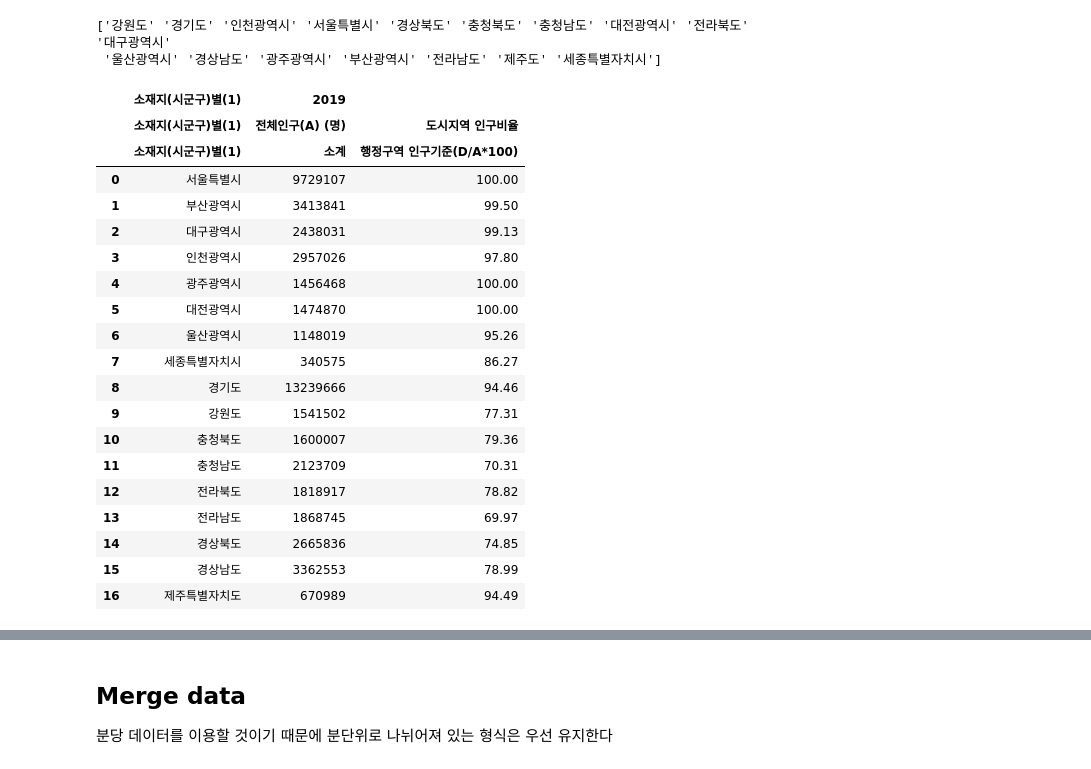
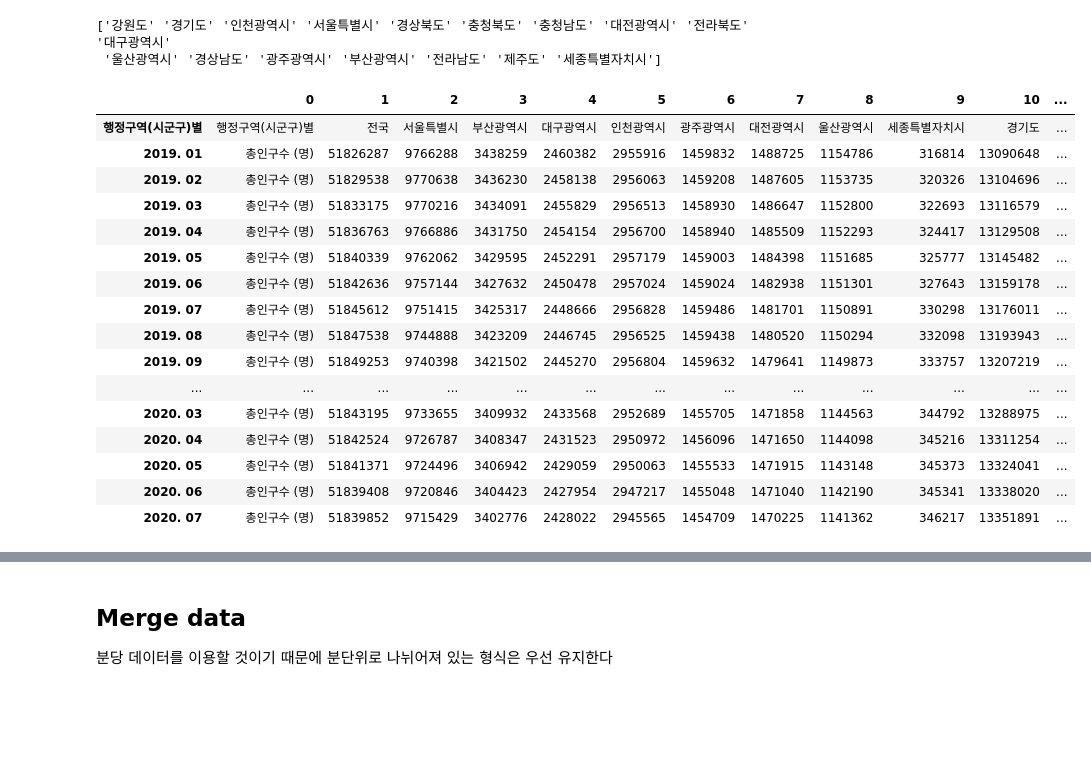
Before and after one commit to Yeeun-Lee/big_contest_2020, a Jupyter notebook: prep/weather.ipynb, the cells around one changed output, grey strips where cells are left out. Cells and saved outputs as stored; diff of their text form; code cells hidden in the pictures; blank space fills up the shorter version.

```diff
--- a/prep/weather.ipynb
+++ b/prep/weather.ipynb
@@ -153,24 +187,21 @@ print(w1['region'].unique())
 # %%
-population = pd.read_csv("population.csv", encoding="cp949", engine="python", header=[0, 1, 2])
+population = pd.read_csv("data/population.csv", encoding="cp949", engine="python").T
 population
 # %% [output]
-|  | 소재지(시군구)별(1) | 2019 |  |
-|  | 소재지(시군구)별(1) | 전체인구(A) (명) | 도시지역 인구비율 |
-|  | 소재지(시군구)별(1) | 소계 | 행정구역 인구기준(D/A*100) |
-| 0 | 서울특별시 | 9729107 | 100.00 |
-| 1 | 부산광역시 | 3413841 | 99.50 |
-| 2 | 대구광역시 | 2438031 | 99.13 |
-| 3 | 인천광역시 | 2957026 | 97.80 |
-| 4 | 광주광역시 | 1456468 | 100.00 |
-| 5 | 대전광역시 | 1474870 | 100.00 |
-| 6 | 울산광역시 | 1148019 | 95.26 |
-| 7 | 세종특별자치시 | 340575 | 86.27 |
-| 8 | 경기도 | 13239666 | 94.46 |
-| 9 | 강원도 | 1541502 | 77.31 |
-| 10 | 충청북도 | 1600007 | 79.36 |
-| 11 | 충청남도 | 2123709 | 70.31 |
-| 12 | 전라북도 | 1818917 | 78.82 |
-| 13 | 전라남도 | 1868745 | 69.97 |
-| 14 | 경상북도 | 2665836 | 74.85 |
-| 15 | 경상남도 | 3362553 | 78.99 |
-| 16 | 제주특별자치도 | 670989 | 94.49 |
+|  | 0 | 1 | 2 | 3 | 4 | 5 | 6 | 7 | 8 | 9 | 10 | ... |
+| 행정구역(시군구)별 | 행정구역(시군구)별 | 전국 | 서울특별시 | 부산광역시 | 대구광역시 | 인천광역시 | 광주광역시 | 대전광역시 | 울산광역시 | 세종특별자치시 | 경기도 | ... |
+| 2019. 01 | 총인구수 (명) | 51826287 | 9766288 | 3438259 | 2460382 | 2955916 | 1459832 | 1488725 | 1154786 | 316814 | 13090648 | ... |
+| 2019. 02 | 총인구수 (명) | 51829538 | 9770638 | 3436230 | 2458138 | 2956063 | 1459208 | 1487605 | 1153735 | 320326 | 13104696 | ... |
+| 2019. 03 | 총인구수 (명) | 51833175 | 9770216 | 3434091 | 2455829 | 2956513 | 1458930 | 1486647 | 1152800 | 322693 | 13116579 | ... |
+| 2019. 04 | 총인구수 (명) | 51836763 | 9766886 | 3431750 | 2454154 | 2956700 | 1458940 | 1485509 | 1152293 | 324417 | 13129508 | ... |
+| 2019. 05 | 총인구수 (명) | 51840339 | 9762062 | 3429595 | 2452291 | 2957179 | 1459003 | 1484398 | 1151685 | 325777 | 13145482 | ... |
+| 2019. 06 | 총인구수 (명) | 51842636 | 9757144 | 3427632 | 2450478 | 2957024 | 1459024 | 1482938 | 1151301 | 327643 | 13159178 | ... |
+| 2019. 07 | 총인구수 (명) | 51845612 | 9751415 | 3425317 | 2448666 | 2956828 | 1459486 | 1481701 | 1150891 | 330298 | 13176011 | ... |
+| 2019. 08 | 총인구수 (명) | 51847538 | 9744888 | 3423209 | 2446745 | 2956525 | 1459438 | 1480520 | 1150294 | 332098 | 13193943 | ... |
+| 2019. 09 | 총인구수 (명) | 51849253 | 9740398 | 3421502 | 2445270 | 2956804 | 1459632 | 1479641 | 1149873 | 333757 | 13207219 | ... |
+| ... | ... | ... | ... | ... | ... | ... | ... | ... | ... | ... | ... | ... |
+| 2020. 03 | 총인구수 (명) | 51843195 | 9733655 | 3409932 | 2433568 | 2952689 | 1455705 | 1471858 | 1144563 | 344792 | 13288975 | ... |
+| 2020. 04 | 총인구수 (명) | 51842524 | 9726787 | 3408347 | 2431523 | 2950972 | 1456096 | 1471650 | 1144098 | 345216 | 13311254 | ... |
+| 2020. 05 | 총인구수 (명) | 51841371 | 9724496 | 3406942 | 2429059 | 2950063 | 1455533 | 1471915 | 1143148 | 345373 | 13324041 | ... |
+| 2020. 06 | 총인구수 (명) | 51839408 | 9720846 | 3404423 | 2427954 | 2947217 | 1455048 | 1471040 | 1142190 | 345341 | 13338020 | ... |
+| 2020. 07 | 총인구수 (명) | 51839852 | 9715429 | 3402776 | 2428022 | 2945565 | 1454709 | 1470225 | 1141362 | 346217 | 13351891 | ... |
```
Also changed, not shown: parts of 27 cells of this notebook, 2 other files.
